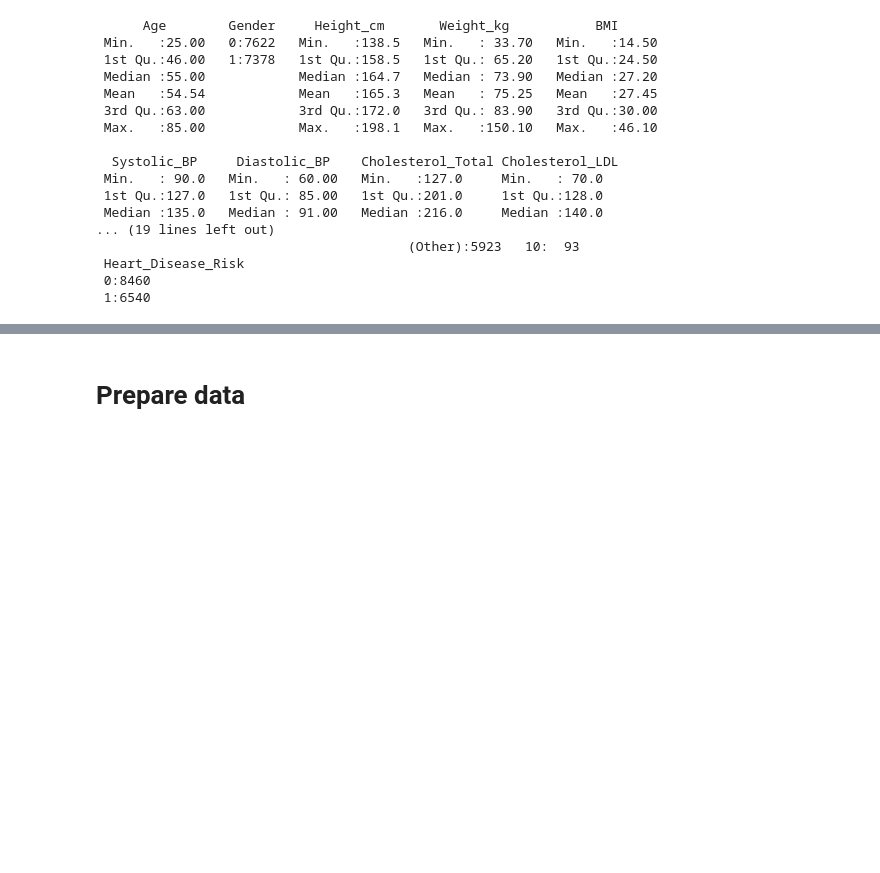
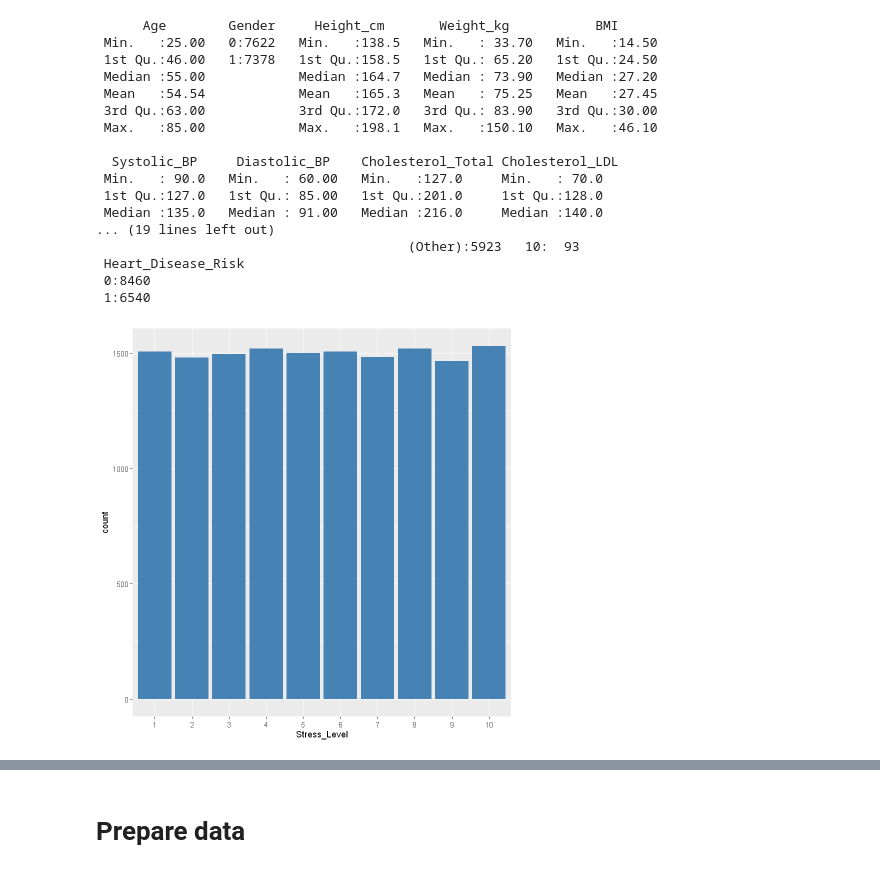
Before and after one commit to HOANG-Anh2004/projet_ML_4A_GMM_INSA, a Jupyter notebook: Modelisation_R.ipynb, the cells around one changed output, grey strips where cells are left out. Drawn from its saved outputs; the diff is of its cells as text; code cells hidden in the pictures; blank space fills up the shorter version.

```diff
--- a/Modelisation_R.ipynb
+++ b/Modelisation_R.ipynb
@@ -77,3 +85,7 @@ summary(data)
  Heart_Disease_Risk
  0:8460
  1:6540
+# %%
+ggplot(data = data, aes(x=Stress_Level)) + geom_bar(stat = 'count', fill="steelblue")
+# %% [output]
+[figure, added]
```
Also changed, not shown: parts of 63 cells of this notebook.
